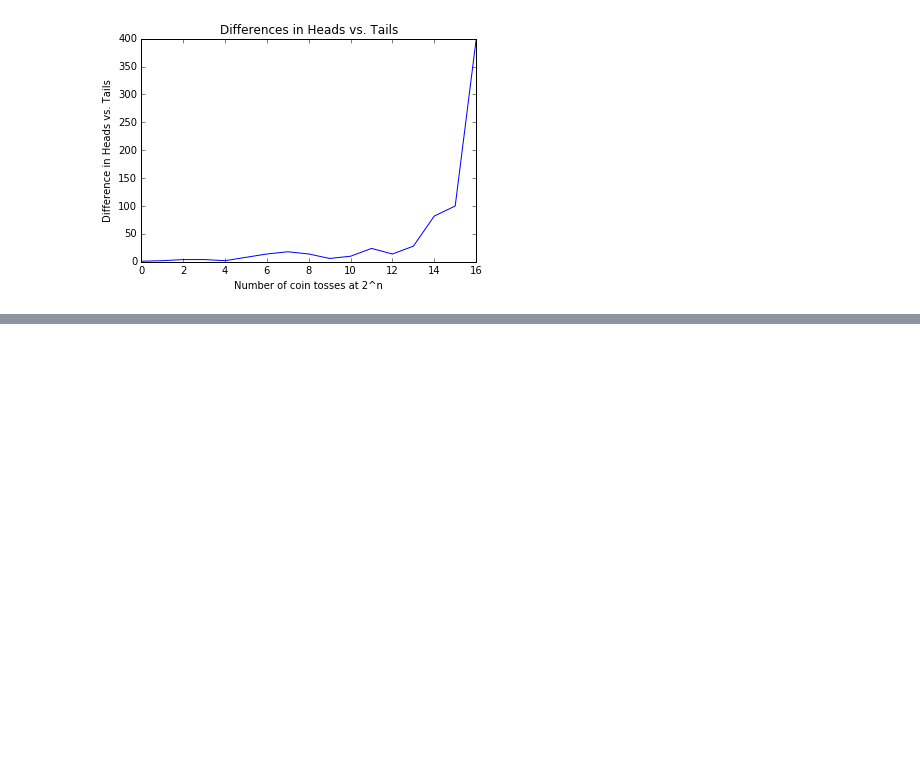
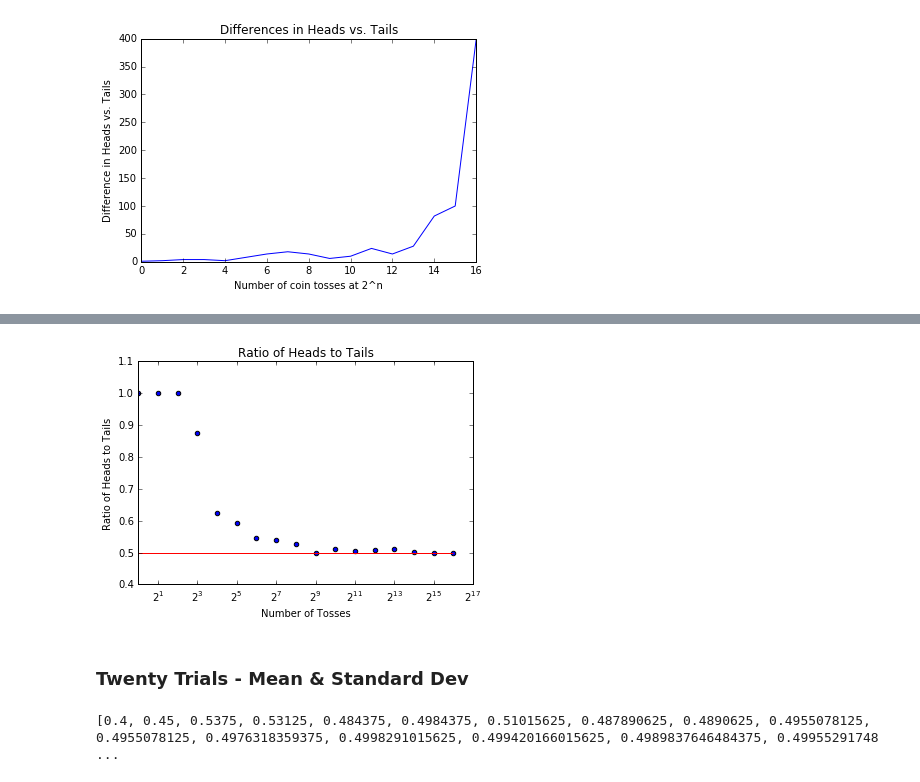
Before and after one commit to JonathanKross/flipping-out, a Jupyter notebook: coin-flips.ipynb, the cells around one changed output, grey strips where cells are left out. Saved outputs shown, nothing was run; the diff lists cells and outputs as text; code cells hidden in the pictures; blank space fills up the shorter version.

Commit message:
Completed through standard deviation

```diff
--- a/coin-flips.ipynb
+++ b/coin-flips.ipynb
@@ -59,0 +103,13 @@ plt.show()
+# %%
+plt.scatter(two_pow_n, ratio_tosses(toss_coin_sim()))
+plt.title('Ratio of Heads to Tails')
+plt.xlabel('Number of Tosses')
+plt.ylabel("Ratio of Heads to Tails")
+plt.xscale('log', basex=2)
+plt.xlim(-10,)
+plt.hlines(.5, xmin=0, xmax=two_pow_n[-1], color='red')
+plt.show()
+# %% [output]
+[figure, added]
+# %% [markdown]
+### Twenty Trials - Mean & Standard Dev
@@ -59,0 +124,4 @@ plt.show()
+# %%
+print(mean_tosses())
+# %% [output]
+[0.4, 0.45, 0.5375, 0.53125, 0.484375, 0.4984375, 0.51015625, 0.487890625, 0.4890625, 0.4955078125, 0.4955078125, 0.4976318359375, 0.4998291015625, 0.499420166015625, 0.4989837646484375, 0.49955291748 ...
```
Also changed, not shown: parts of 14 cells of this notebook.
